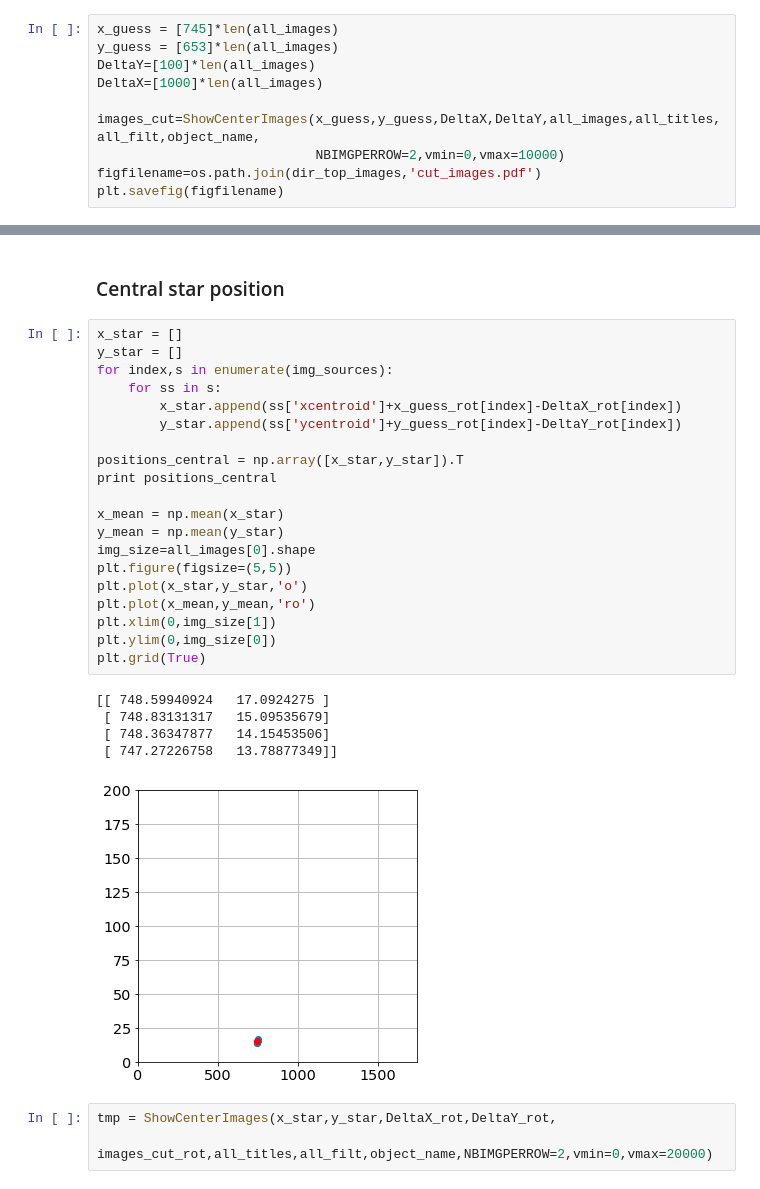
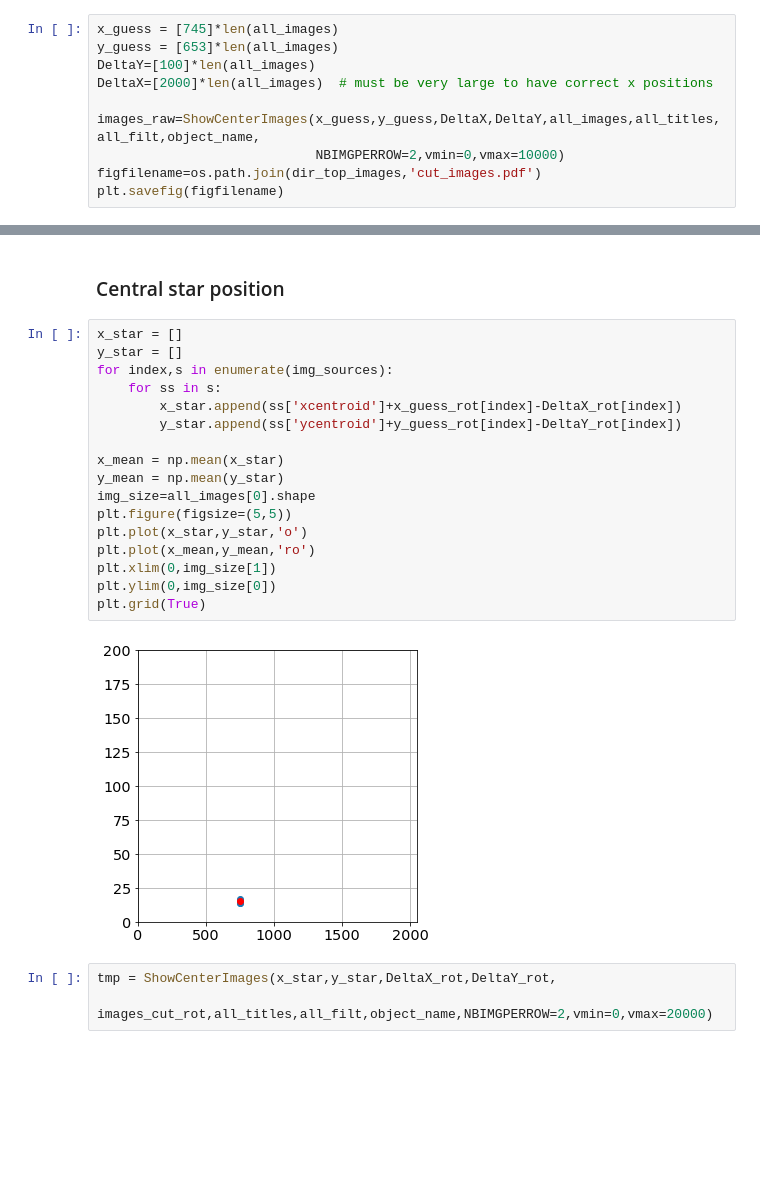
Before and after one commit to sylvielsstfr/CTIOAnaJun2017, a Jupyter notebook: ana_05jun17/QSO_3C273/FullAnalysis.ipynb, the cells around one changed output, grey strips where cells are left out. Saved outputs shown, nothing was run; the diff lists cells and outputs as text; blank space fills up the shorter version.

```diff
--- a/ana_05jun17/QSO_3C273/FullAnalysis.ipynb
+++ b/ana_05jun17/QSO_3C273/FullAnalysis.ipynb
@@ -94,9 +94,9 @@ To extract the spectra to analyze
 x_guess = [745]*len(all_images)
 y_guess = [653]*len(all_images)
 DeltaY=[100]*len(all_images)
-DeltaX=[1000]*len(all_images)
+DeltaX=[2000]*len(all_images)  # must be very large to have correct x positions
 
-images_cut=ShowCenterImages(x_guess,y_guess,DeltaX,DeltaY,all_images,all_titles,all_filt,object_name,
+images_raw=ShowCenterImages(x_guess,y_guess,DeltaX,DeltaY,all_images,all_titles,all_filt,object_name,
                             NBIMGPERROW=2,vmin=0,vmax=10000)
 figfilename=os.path.join(dir_top_images,'cut_images.pdf')
 plt.savefig(figfilename)
@@ -406,29 +398,22 @@ WARNING: AstropyDeprecationWarning: The daofind function is deprecated and may b
 # %%
 x_star = []
 y_star = []
 for index,s in enumerate(img_sources):
     for ss in s:
         x_star.append(ss['xcentroid']+x_guess_rot[index]-DeltaX_rot[index])
         y_star.append(ss['ycentroid']+y_guess_rot[index]-DeltaY_rot[index])
-
-positions_central = np.array([x_star,y_star]).T
-print positions_central
 
 x_mean = np.mean(x_star)
 y_mean = np.mean(y_star)
 img_size=all_images[0].shape
 plt.figure(figsize=(5,5))
 plt.plot(x_star,y_star,'o')
 plt.plot(x_mean,y_mean,'ro')
 plt.xlim(0,img_size[1])
 plt.ylim(0,img_size[0])
 plt.grid(True)
 # %% [output]
-[[ 748.59940924   17.0924275 ]
- [ 748.83131317   15.09535679]
- [ 748.36347877   14.15453506]
- [ 747.27226758   13.78877349]]
-[figure, old version]
+[figure, new version]
 # %%
 tmp = ShowCenterImages(x_star,y_star,DeltaX_rot,DeltaY_rot,
                     images_cut_rot,all_titles,all_filt,object_name,NBIMGPERROW=2,vmin=0,vmax=20000)
```
Also changed, not shown: parts of 26 cells of this notebook, 26 other files.
